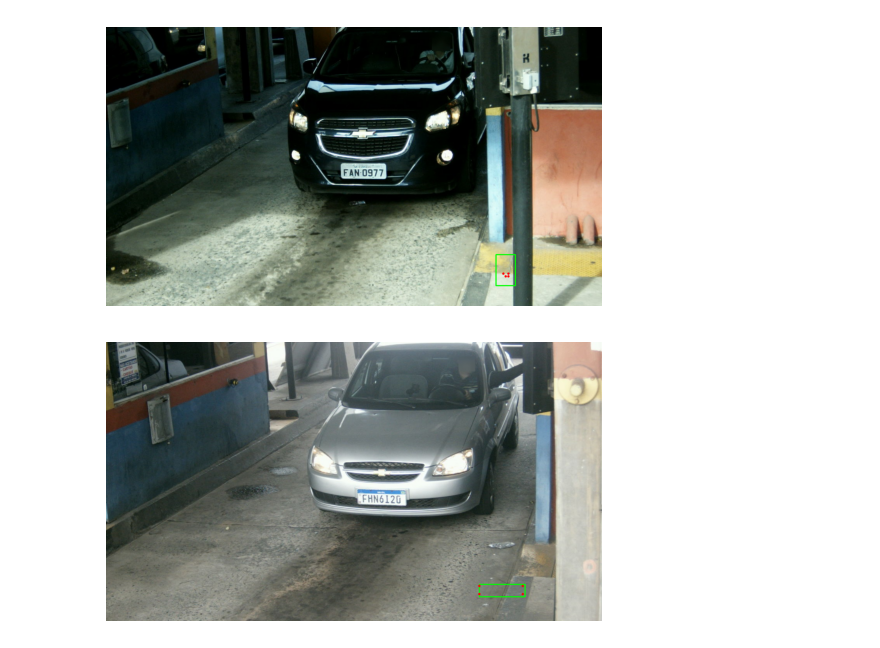
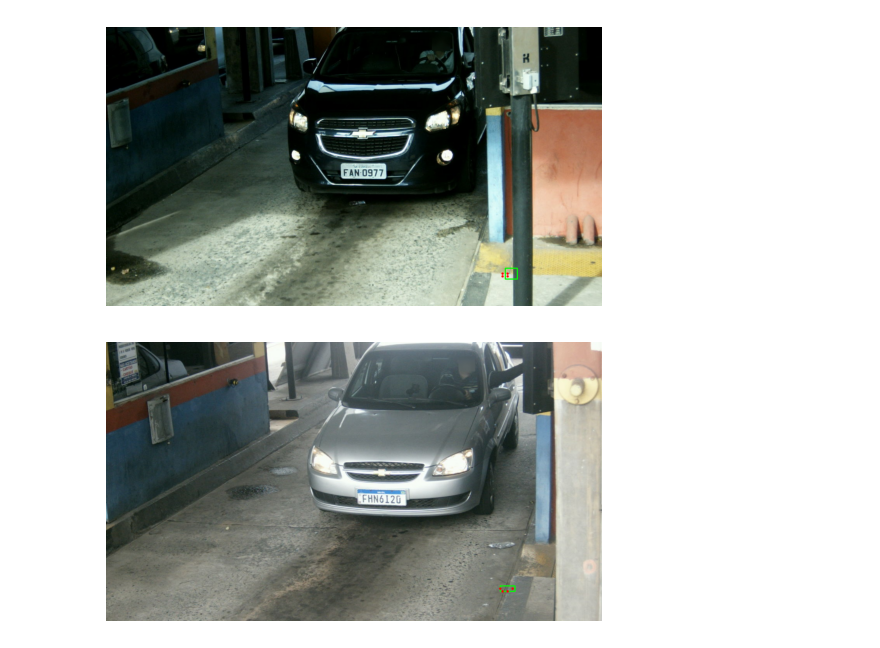
Before and after one commit to aruasouza/deteccao-placas-de-carro, a Jupyter notebook: pipeline.ipynb, the cells around one changed output. Cells and saved outputs as stored; diff of their text form; code cells hidden in the pictures.

```diff
--- a/pipeline.ipynb
+++ b/pipeline.ipynb
@@ -23,16 +23,16 @@ main.full_pipeline(img)
 # %%
 imgpath = 'datasets/test/FAN0977.jpg'
 img = cv2.imread(imgpath)
-deteccao = {'classe': 0, 'box': [1006, 587, 1056, 667], 'kp': [(1025, 636), (1038, 636), (1038, 643), (1031, 643)]}
+deteccao = {'classe': 0, 'box': [1030, 622, 1061, 650], 'kp': [(1023, 636), (1036, 636), (1036, 643), (1023, 643)]}
 res = plots.draw_results(img,deteccao)
 plots.show_image(res, True)
 # %% [output]
-[figure, old version]
+[figure, new version]
 # %%
 imgpath = 'datasets/test/FHN6I20.jpg'
 img = cv2.imread(imgpath)
-deteccao = {'classe': 0, 'box': [963, 625, 1081, 657], 'kp': [(963, 629), (1075, 629), (1075, 650), (963, 650)]}
+deteccao = {'classe': 0, 'box': [1017, 629, 1055, 643], 'kp': [(1017, 636), (1049, 636), (1036, 643), (1023, 643)]}
 res = plots.draw_results(img,deteccao)
 plots.show_image(res, True)
 # %% [output]
-[figure, old version]
+[figure, new version]
```
Also changed, not shown: parts of 1 cell of this notebook, 5 other files.
